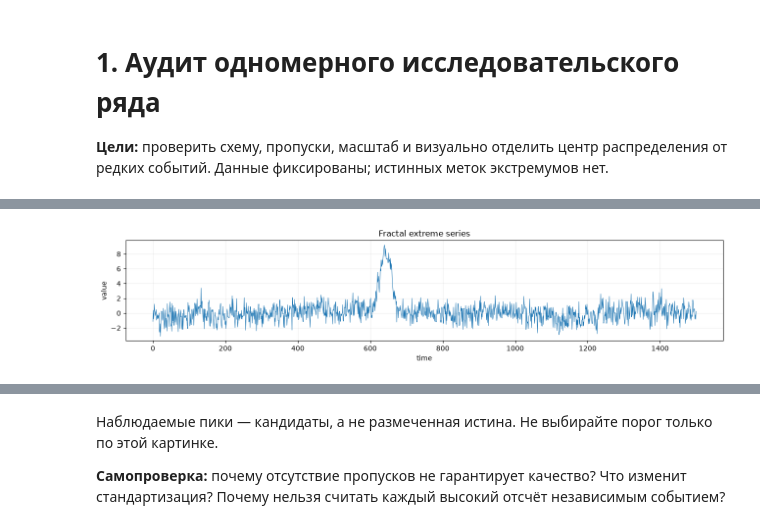
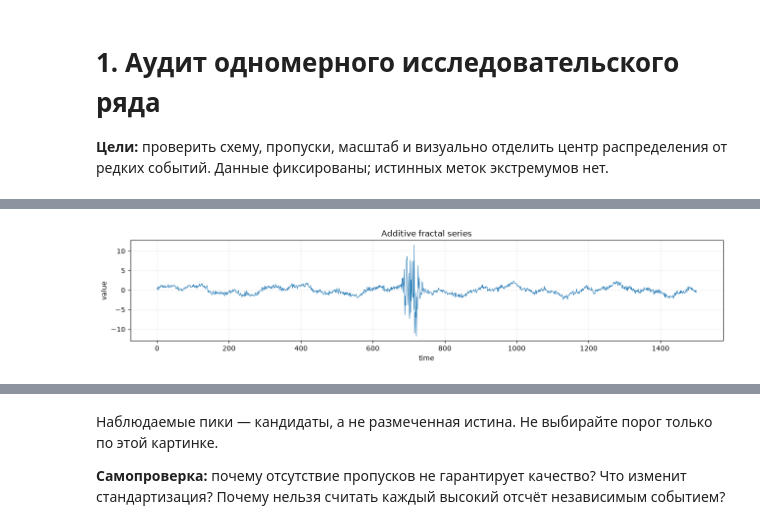
Before and after one commit to D2718281828nis/EVT-educational-demo, a Jupyter notebook: demo/evt-educational-demo/notebooks/1-d/01_dataset_audit.ipynb, the cells around one changed output, grey strips where cells are left out. Cells and saved outputs as stored; diff of their text form; code cells hidden in the pictures.

```diff
--- a/demo/evt-educational-demo/notebooks/1-d/01_dataset_audit.ipynb
+++ b/demo/evt-educational-demo/notebooks/1-d/01_dataset_audit.ipynb
@@ -8,8 +8,8 @@ import os
 import numpy as np
 import pandas as pd
 
-ROOT = next(p for p in [Path.cwd(), *Path.cwd().parents] if (p / "data/generated/fractal_extreme_series.csv").exists())
-DATA = ROOT / "data/generated/fractal_extreme_series.csv"
+ROOT = next(p for p in [Path.cwd(), *Path.cwd().parents] if (p / "data/generated/additive_fractal_series.csv").exists())
+DATA = ROOT / "data/generated/additive_fractal_series.csv"
 SEED = 42
 rng = np.random.default_rng(SEED)
 df = pd.read_csv(DATA)
@@ -27,7 +30,7 @@ summary
 import matplotlib.pyplot as plt
 fig, ax = plt.subplots(figsize=(13, 3))
 ax.plot(df.timestamp, x, lw=.7)
-ax.set(title="Fractal extreme series", xlabel="time", ylabel="value")
+ax.set(title="Additive fractal series", xlabel="time", ylabel="value")
 ax.grid(alpha=.2); fig.tight_layout()
 summary
 # %% [output]
@@ -38 +44 @@ summary
-[figure, old version]
+[figure, new version]
```
Also changed, not shown: parts of 6 cells of this notebook, 28 other files.
